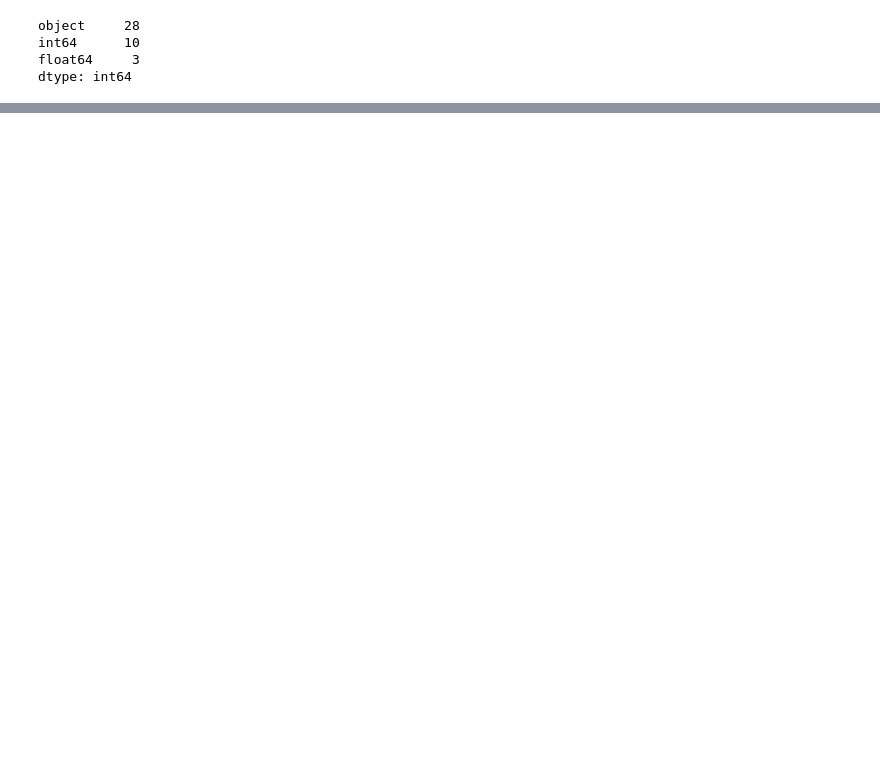
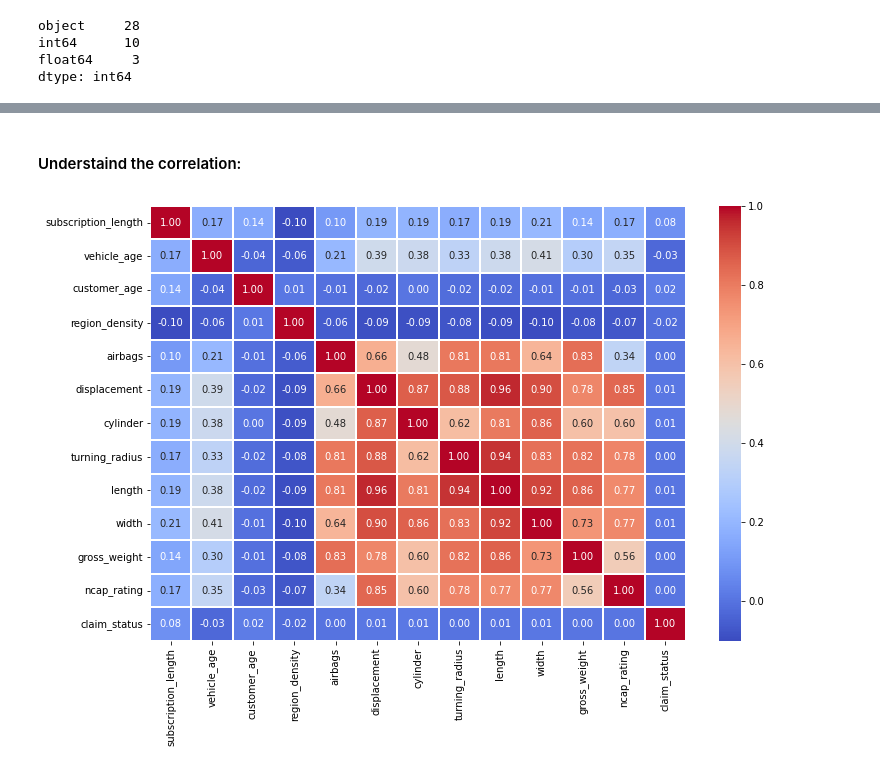
Before and after one commit to Nishan-k/Classification-on-Imbalanced-Data, a Jupyter notebook: Classification on Imbalanced Dataset.ipynb, the cells around one changed output, grey strips where cells are left out. Cells and saved outputs as stored; diff of their text form; code cells hidden in the pictures; blank space fills up the shorter version.

```diff
--- a/Classification on Imbalanced Dataset.ipynb
+++ b/Classification on Imbalanced Dataset.ipynb
@@ -107,0 +108,9 @@ plt.show()
+# %% [markdown]
+#### Understaind the correlation:
+# %%
+data_corr = data.corr()
+plt.figure(figsize=(12, 8))
+sns.heatmap(data_corr, annot=True, linewidths=0.3, cmap='coolwarm', fmt='.2f')
+plt.show()
+# %% [output]
+[figure, added]
```
Also changed, not shown: parts of 13 cells of this notebook.
